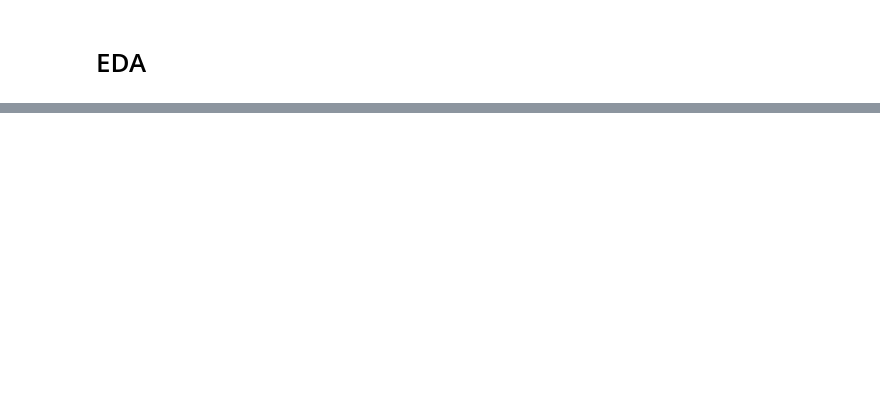
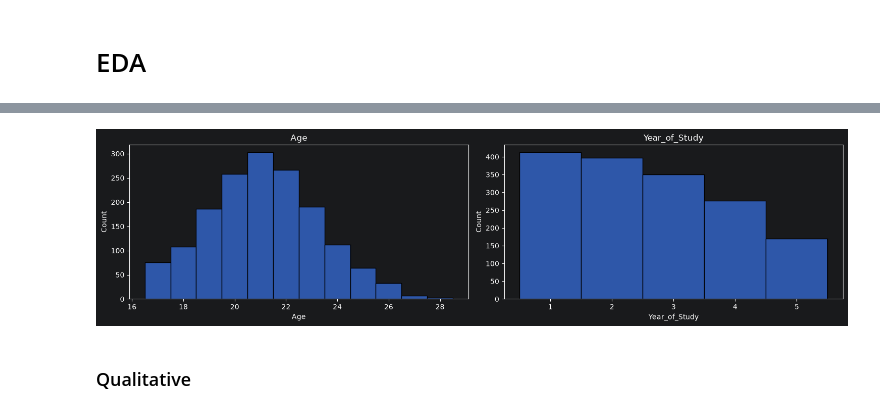
Before and after one commit to Aymanemjj/SanityCheck, a Jupyter notebook: notebooks/main.ipynb, the cells around one changed output, grey strips where cells are left out. Drawn from its saved outputs; the diff is of its cells as text; code cells hidden in the pictures; blank space fills up the shorter version.

```diff
--- a/notebooks/main.ipynb
+++ b/notebooks/main.ipynb
@@ -39,0 +97,16 @@ df.head(10)
+# %%
+def draw_quant_discret(df):
+    fig, axes = plt.subplots(nrows=1, ncols=2, figsize=(15, 4))
+    col = 0
+    for column in df[quantitative["discrete"]].columns:
+        sns.histplot(data=df[column], ax=axes[col], discrete=True)
+        axes[col].set_title(column)
+        col += 1
+    plt.tight_layout()
+    plt.show()
+# %%
+draw_quant_discret(df)
+# %% [output]
+[figure, added]
+# %% [markdown]
+### Qualitative
```
Also changed, not shown: parts of 12 cells of this notebook.
